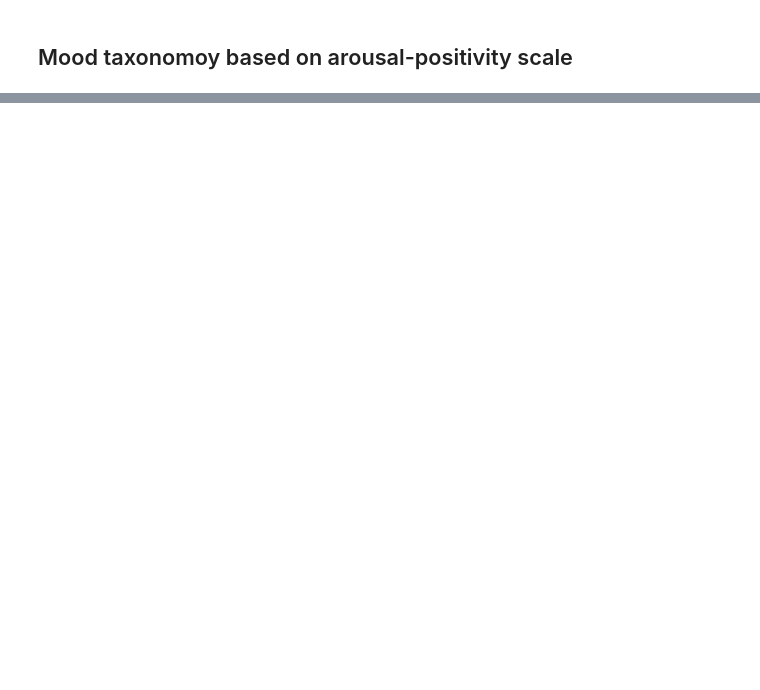
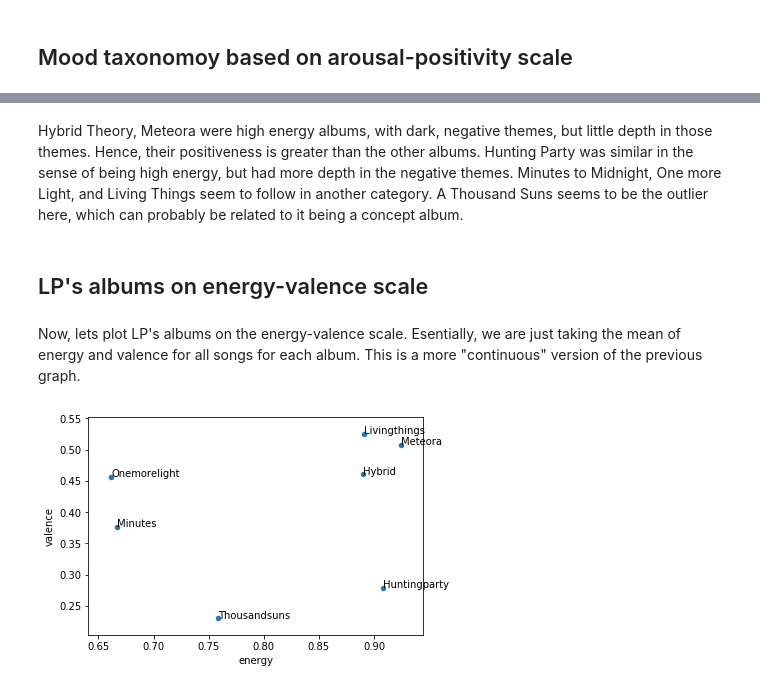
Before and after one commit to kvsingh/kvsingh.github.io, a Jupyter notebook: content/lp-analysis-2.ipynb, the cells around one changed output, grey strips where cells are left out. Drawn from its saved outputs; the diff is of its cells as text; code cells hidden in the pictures; blank space fills up the shorter version.

```diff
--- a/content/lp-analysis-2.ipynb
+++ b/content/lp-analysis-2.ipynb
@@ -87,0 +100,14 @@ Here, I'm going to refer to some super interesting work done by Ting Neo on [Mui
+# %% [markdown]
+Hybrid Theory, Meteora were high energy albums, with dark, negative themes, but little depth in those themes. Hence, their positiveness is greater than the other albums. Hunting Party was similar in the sense of being high energy, but had more depth in the negative themes. Minutes to Midnight, One more Light, and Living Things seem to follow in another category. A Thousand Suns seems to be the outlier here, which can probably be related to it being a concept album.
+# %% [markdown]
+## LP's albums on energy-valence scale
+# %% [markdown]
+Now, lets plot LP's albums on the energy-valence scale. Esentially, we are just taking the mean of energy and valence for all songs for each album. This is a more "continuous" version of the previous graph.
+# %%
+b = data.groupby('album')['energy', 'valence'].mean()
+fig, ax = plt.subplots()
+b.plot('energy', 'valence', kind='scatter', ax=ax)
+for k, v in b.iterrows():
+    ax.text(v['energy'], v['valence'], k)
+# %% [output]
+[figure, added]
```
Also changed, not shown: parts of 12 cells of this notebook.
